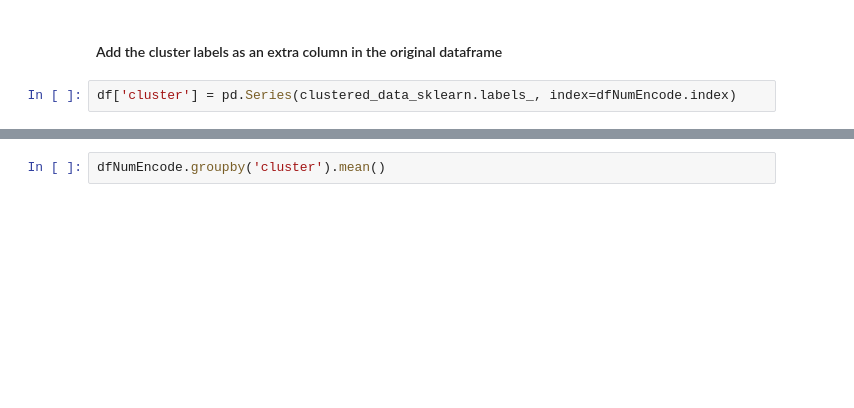
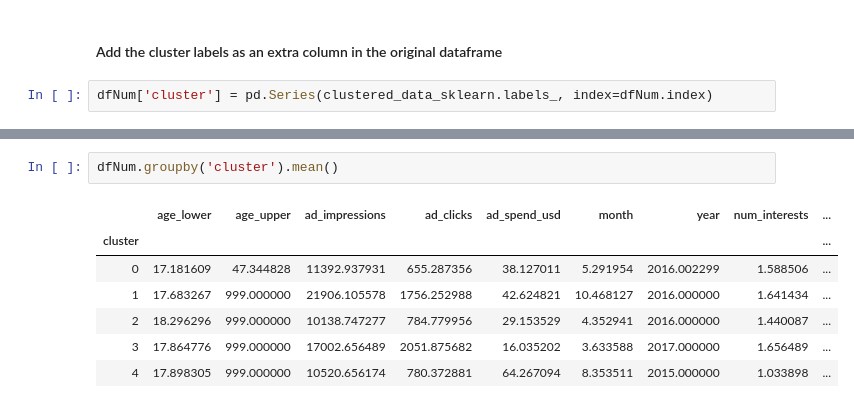
Before and after one commit to NiallDillane/cs4055-DataMining, a Jupyter notebook: project/Russian Ads Analysis - Clustering.ipynb, the cells around one changed output, grey strips where cells are left out. Saved outputs shown, nothing was run; the diff lists cells and outputs as text; blank space fills up the shorter version.

```diff
--- a/project/Russian Ads Analysis - Clustering.ipynb
+++ b/project/Russian Ads Analysis - Clustering.ipynb
@@ -211,5 +235,5 @@ clustering_scatterplot(points=XYcoordinates[:-k,:],
 # %% [markdown]
 #### Add the cluster labels as an extra column in the original dataframe
 # %%
-df['cluster'] = pd.Series(clustered_data_sklearn.labels_, index=dfNumEncode.index)
+dfNum['cluster'] = pd.Series(clustered_data_sklearn.labels_, index=dfNum.index)
 # %%
@@ -217,2 +248,10 @@ df.head()
 # %%
-dfNumEncode.groupby('cluster').mean()
+dfNum.groupby('cluster').mean()
+# %% [output]
+|  | age_lower | age_upper | ad_impressions | ad_clicks | ad_spend_usd | month | year | num_interests | ... |
+| cluster |  |  |  |  |  |  |  |  | ... |
+| 0 | 17.181609 | 47.344828 | 11392.937931 | 655.287356 | 38.127011 | 5.291954 | 2016.002299 | 1.588506 | ... |
+| 1 | 17.683267 | 999.000000 | 21906.105578 | 1756.252988 | 42.624821 | 10.468127 | 2016.000000 | 1.641434 | ... |
+| 2 | 18.296296 | 999.000000 | 10138.747277 | 784.779956 | 29.153529 | 4.352941 | 2016.000000 | 1.440087 | ... |
+| 3 | 17.864776 | 999.000000 | 17002.656489 | 2051.875682 | 16.035202 | 3.633588 | 2017.000000 | 1.656489 | ... |
+| 4 | 17.898305 | 999.000000 | 10520.656174 | 780.372881 | 64.267094 | 8.353511 | 2015.000000 | 1.033898 | ... |
```
Also changed, not shown: parts of 35 cells of this notebook.
